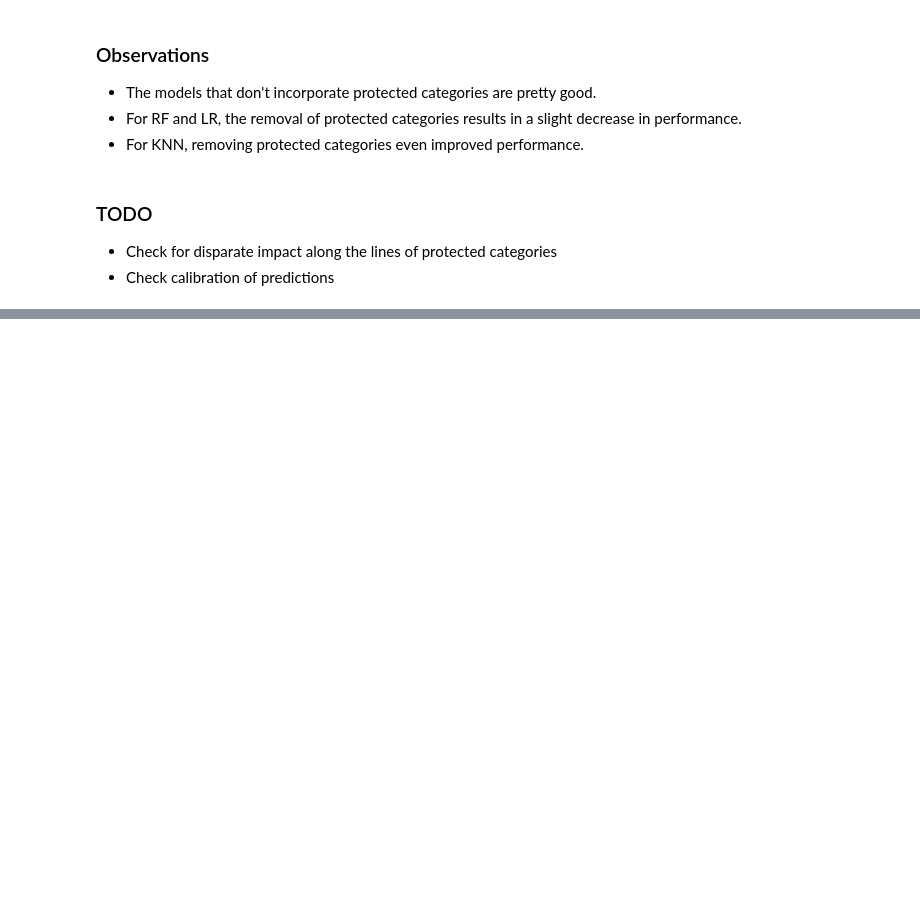
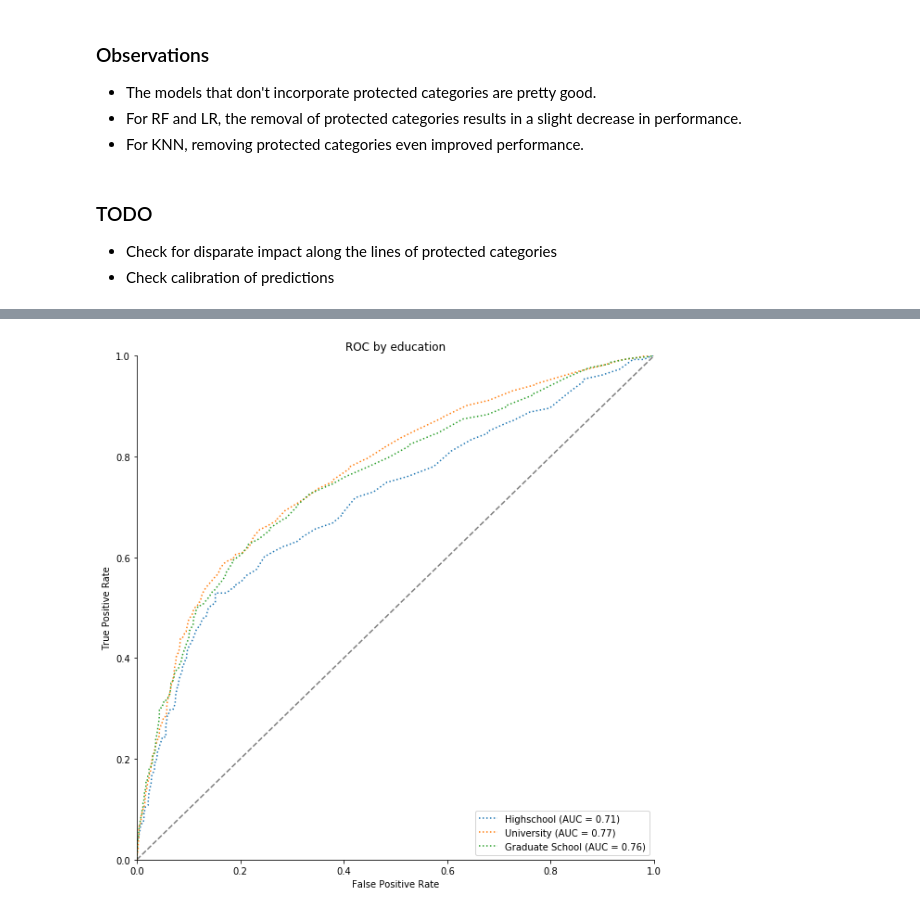
Before and after one commit to JanGeffert/AC221-FinalProject, a Jupyter notebook: eda_miru.ipynb, the cells around one changed output, grey strips where cells are left out. Cells and saved outputs as stored; diff of their text form; code cells hidden in the pictures; blank space fills up the shorter version.

```diff
--- a/eda_miru.ipynb
+++ b/eda_miru.ipynb
@@ -792,0 +797,9 @@ plt.show()
+# %%
+edu_buckets = {
+    "Highschool": (x_test["education_grad"] == 0) & (x_test["education_univ"] == 0),
+    "University": x_test["education_univ"] == 1,
+    "Graduate School": x_test["education_grad"] == 1
+}
+bucket_plot(edu_buckets, "docs/img/roc_by_edu_plot.png", "ROC by education")
+# %% [output]
+[figure, added]
```
Also changed, not shown: parts of 9 cells of this notebook, 4 other files.
